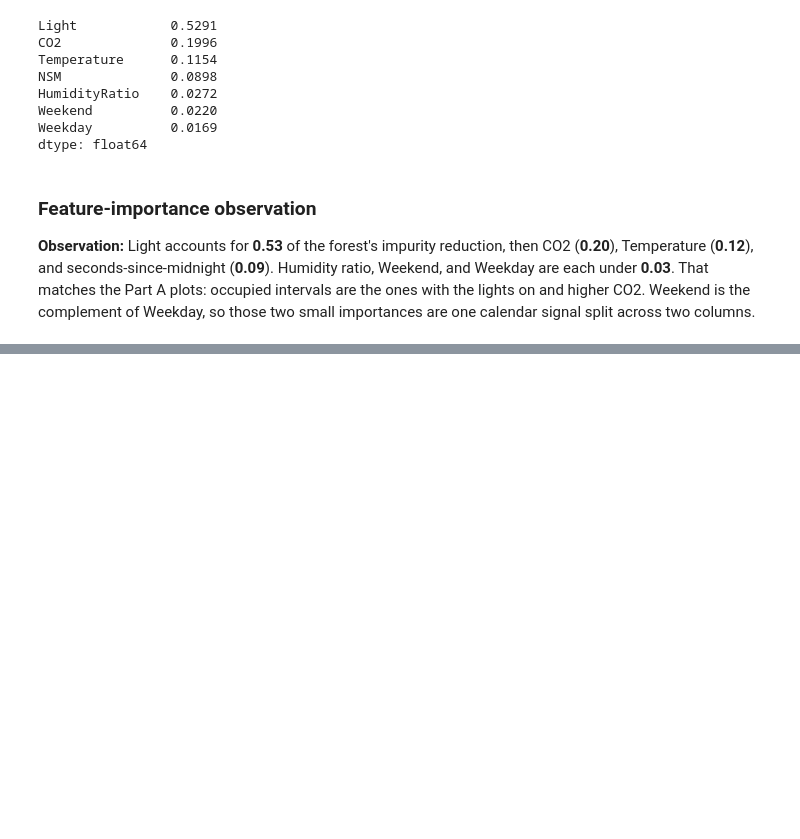
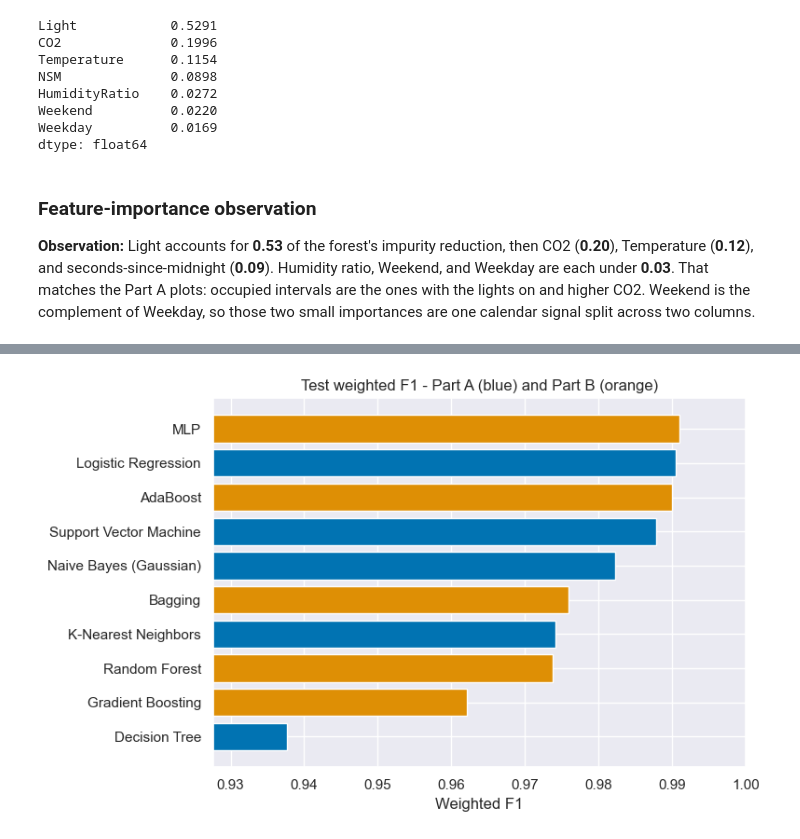
Before and after one commit to beppvis/23CSE301-Machine-Learning-Project, a Jupyter notebook: notebooks/classification_part_b.ipynb, the cells around one changed output, grey strips where cells are left out. Cells and saved outputs as stored; diff of their text form; code cells hidden in the pictures; blank space fills up the shorter version.

Commit message:
Add the ten-classifier comparison, cross-validation, and the selected model.

```diff
--- a/notebooks/classification_part_b.ipynb
+++ b/notebooks/classification_part_b.ipynb
@@ -428,0 +433,17 @@ dtype: float64
+# %%
+rows = []
+for name, model in part_a_models.items():
+    rows.append(metric_row(name, model, "A"))
+for name, model in tuned_models.items():
+    rows.append(metric_row(name, model, "B"))
+
+comparison_df = (
+    pd.DataFrame(rows)
+    .sort_values(["F1", "ROC-AUC", "Accuracy"], ascending=False)
+    .reset_index(drop=True)
+)
+comparison_df.insert(0, "Rank", comparison_df.index + 1)
+comparison_df_display = comparison_df.copy()
+for col in ["Accuracy", "Precision", "Recall", "F1", "ROC-AUC"]:
+    comparison_df_display[col] = comparison_df_display[col].map(lambda v: round(v, 4))
+comparison_df_display
@@ -428,0 +462,12 @@ dtype: float64
+# %%
+plot_df = comparison_df.sort_values("F1", ascending=True)
+fig, ax = plt.subplots(figsize=(8, 5))
+colors = ["C0" if track == "A" else "C1" for track in plot_df["Track"]]
+ax.barh(plot_df["Model"], plot_df["F1"], color=colors)
+ax.set_xlim(max(0.90, plot_df["F1"].min() - 0.01), 1.0)
+ax.set_xlabel("Weighted F1")
+ax.set_title("Test weighted F1 - Part A (blue) and Part B (orange)")
+fig.tight_layout()
+plt.show()
+# %% [output]
+[figure, added]
```
Also changed, not shown: parts of 8 cells of this notebook.
